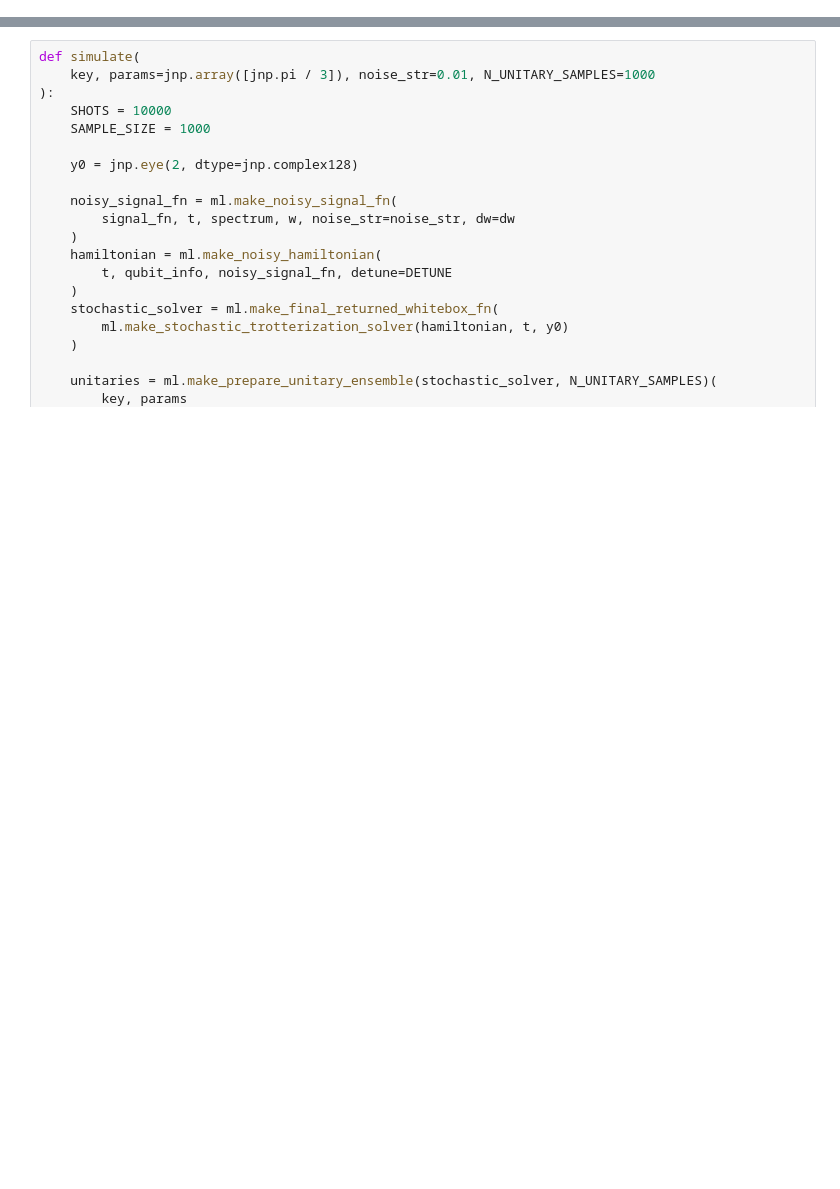
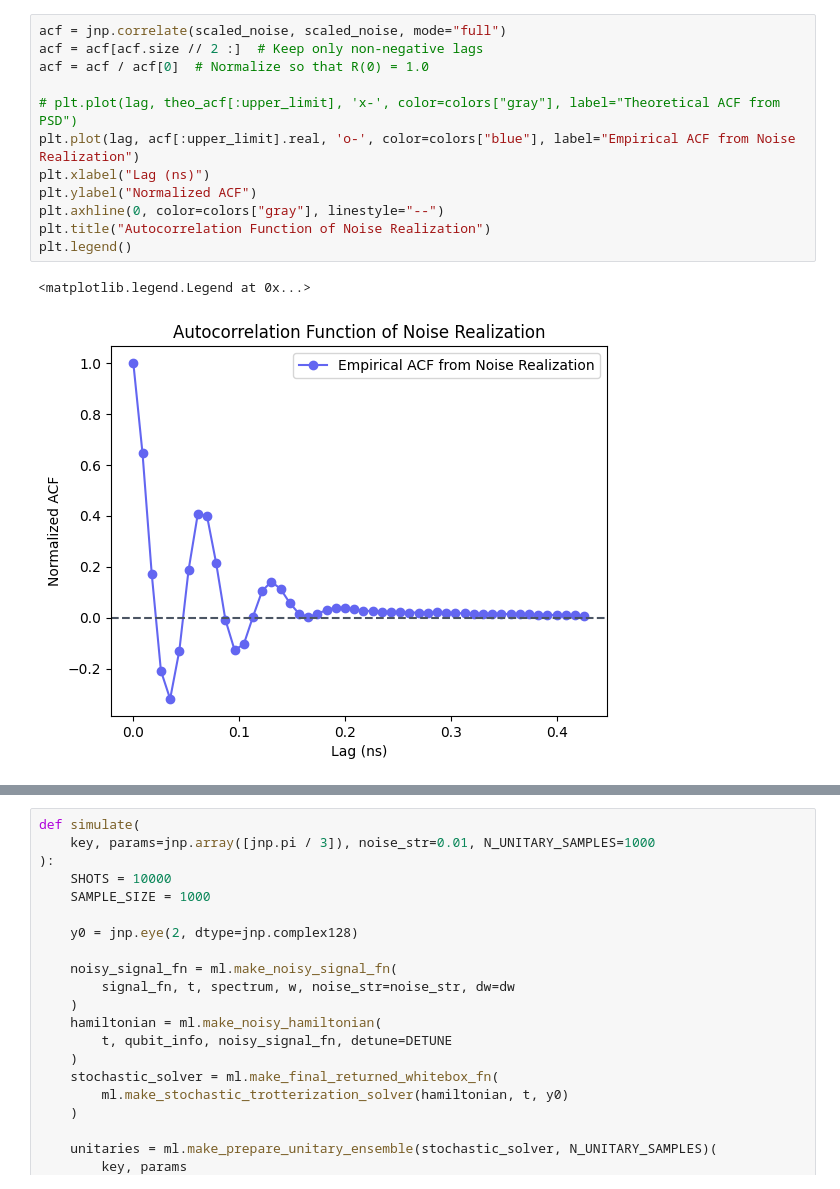
Before and after one commit to PorametPat/bnn-graybox, a Jupyter notebook: paper_0001_noise_model.ipynb, the cells around one changed output, grey strips where cells are left out. Cells and saved outputs as stored; diff of their text form; blank space fills up the shorter version.

```diff
--- a/paper_0001_noise_model.ipynb
+++ b/paper_0001_noise_model.ipynb
@@ -51,0 +117,15 @@ plt.plot(sample)
+# %%
+acf = jnp.correlate(scaled_noise, scaled_noise, mode="full")
+acf = acf[acf.size // 2 :]  # Keep only non-negative lags
+acf = acf / acf[0]  # Normalize so that R(0) = 1.0
+
+# plt.plot(lag, theo_acf[:upper_limit], 'x-', color=colors["gray"], label="Theoretical ACF from PSD")
+plt.plot(lag, acf[:upper_limit].real, 'o-', color=colors["blue"], label="Empirical ACF from Noise Realization")
+plt.xlabel("Lag (ns)")
+plt.ylabel("Normalized ACF")
+plt.axhline(0, color=colors["gray"], linestyle="--")
+plt.title("Autocorrelation Function of Noise Realization")
+plt.legend()
+# %% [output]
+<matplotlib.legend.Legend at 0x...>
+[figure, added]
```
Also changed, not shown: parts of 17 cells of this notebook, 6 other files.
